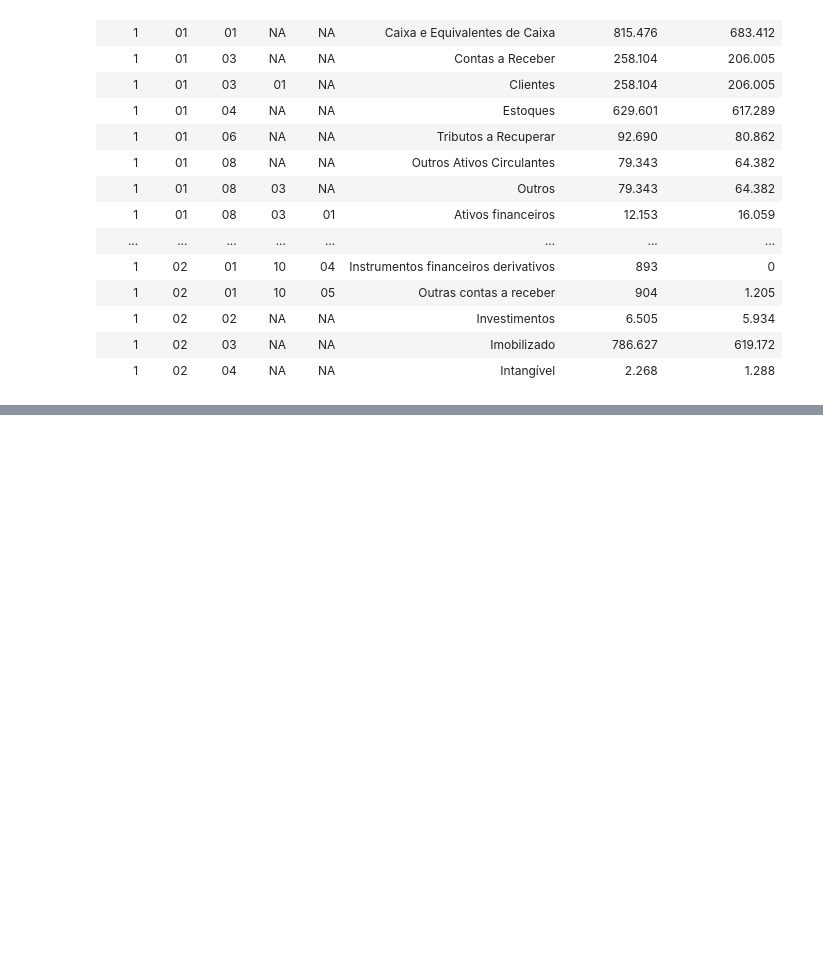
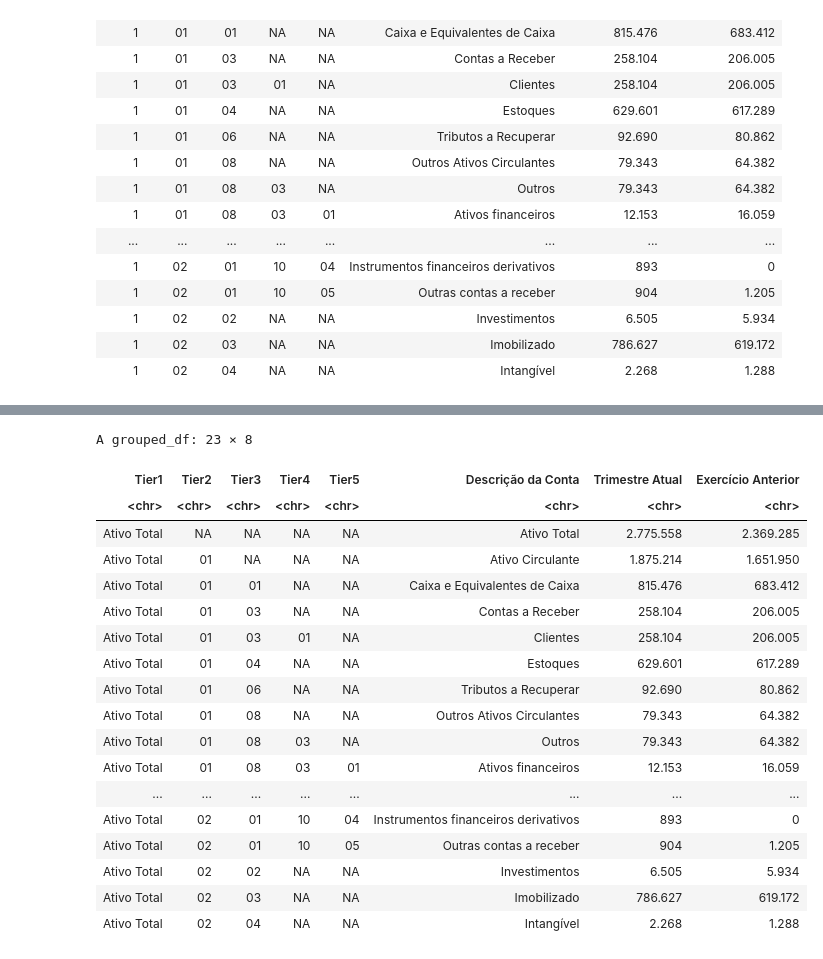
Before and after one commit to Francesco-Ghizzo/Data-Science, a Jupyter notebook: R/Finance/Financial_Statement-tidy.ipynb, the cells around one changed output, grey strips where cells are left out. Drawn from its saved outputs; the diff is of its cells as text; code cells hidden in the pictures; blank space fills up the shorter version.

```diff
--- a/R/Finance/Financial_Statement-tidy.ipynb
+++ b/R/Finance/Financial_Statement-tidy.ipynb
@@ -19,7 +28,7 @@ library(readr)
 # %%
 ## wrangling ##
 
-data_frame = read_delim("Financial_Statement.csv", delim=";")
+data_frame <- read_delim("Financial_Statement.csv", delim=";")          # Forse in questo caso dovrei chiamarlo tibble, non data_frame
 data_frame
 # %% [output]
 Rows: 23 Columns: 4
@@ -51,7 +60,8 @@ A spec_tbl_df: 23 × 4
 # %% [markdown]
 <h4>Separate</h4>
 # %%
-separate(data_frame, "Código da Conta", into=c("Tier1", "Tier2", "Tier3", "Tier4", "Tier5"))
+data_frame_sep <- separate(data_frame, "Código da Conta", into=c("Tier1", "Tier2", "Tier3", "Tier4", "Tier5"))
+data_frame_sep
 # %% [output]
 Warning message:
 “Expected 5 pieces. Missing pieces filled with `NA` in 16 rows [1, 2, 3, 4, 5, 6, 7, 8, 9, 13, 14, 15, 17, 21, 22, 23].”
@@ -74,3 +84,6 @@ A tibble: 23 × 8
 | 1 | 02 | 02 | NA | NA | Investimentos | 6.505 | 5.934 |
 | 1 | 02 | 03 | NA | NA | Imobilizado | 786.627 | 619.172 |
 | 1 | 02 | 04 | NA | NA | Intangível | 2.268 | 1.288 |
+# %%
+row_mask <- filter(data_frame_sep, is.na(data_frame_sep$Tier2))
+row_mask
@@ -76,0 +95,24 @@ A tibble: 23 × 8
+# %%
+grouped1 <- group_by(data_frame_sep, Tier1)
+data_frame_1 <- mutate(grouped1, Tier1=row_mask$"Descrição da Conta")
+data_frame_1
+# %% [output]
+A grouped_df: 23 × 8
+| Tier1 | Tier2 | Tier3 | Tier4 | Tier5 | Descrição da Conta | Trimestre Atual | Exercício Anterior |
+| <chr> | <chr> | <chr> | <chr> | <chr> | <chr> | <chr> | <chr> |
+| Ativo Total | NA | NA | NA | NA | Ativo Total | 2.775.558 | 2.369.285 |
+| Ativo Total | 01 | NA | NA | NA | Ativo Circulante | 1.875.214 | 1.651.950 |
+| Ativo Total | 01 | 01 | NA | NA | Caixa e Equivalentes de Caixa | 815.476 | 683.412 |
+| Ativo Total | 01 | 03 | NA | NA | Contas a Receber | 258.104 | 206.005 |
+| Ativo Total | 01 | 03 | 01 | NA | Clientes | 258.104 | 206.005 |
+| Ativo Total | 01 | 04 | NA | NA | Estoques | 629.601 | 617.289 |
+| Ativo Total | 01 | 06 | NA | NA | Tributos a Recuperar | 92.690 | 80.862 |
+| Ativo Total | 01 | 08 | NA | NA | Outros Ativos Circulantes | 79.343 | 64.382 |
+| Ativo Total | 01 | 08 | 03 | NA | Outros | 79.343 | 64.382 |
+| Ativo Total | 01 | 08 | 03 | 01 | Ativos financeiros | 12.153 | 16.059 |
+| ... | ... | ... | ... | ... | ... | ... | ... |
+| Ativo Total | 02 | 01 | 10 | 04 | Instrumentos financeiros derivativos | 893 | 0 |
+| Ativo Total | 02 | 01 | 10 | 05 | Outras contas a receber | 904 | 1.205 |
+| Ativo Total | 02 | 02 | NA | NA | Investimentos | 6.505 | 5.934 |
+| Ativo Total | 02 | 03 | NA | NA | Imobilizado | 786.627 | 619.172 |
+| Ativo Total | 02 | 04 | NA | NA | Intangível | 2.268 | 1.288 |
```
Also changed, not shown: parts of 5 cells of this notebook.
